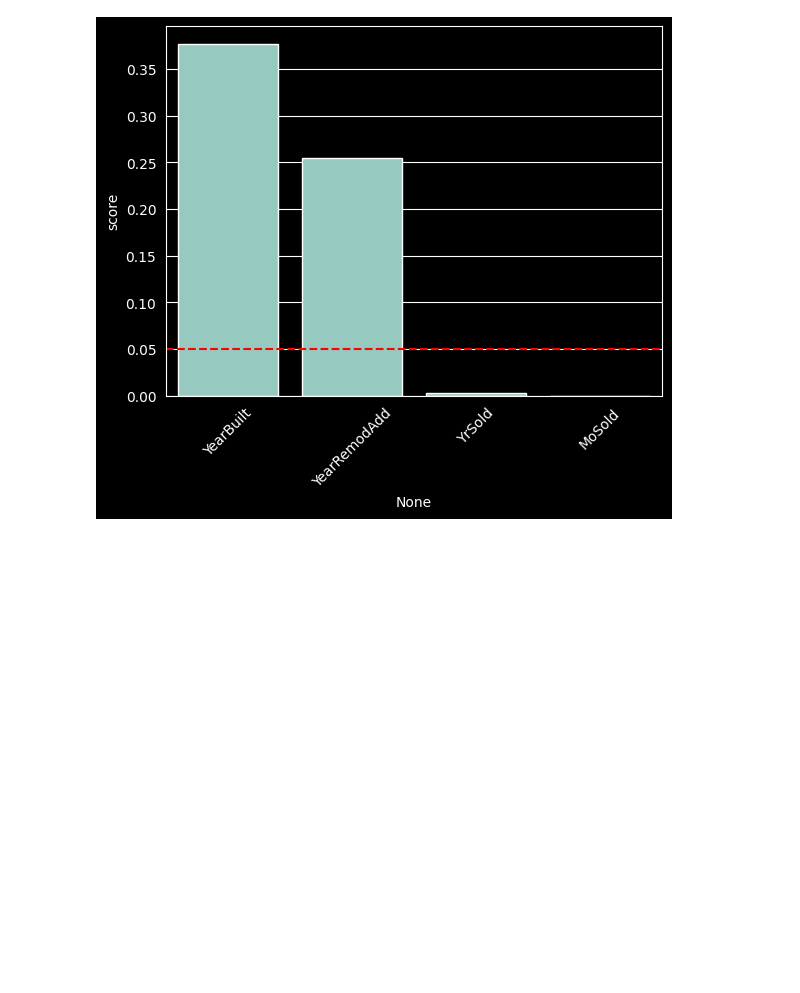
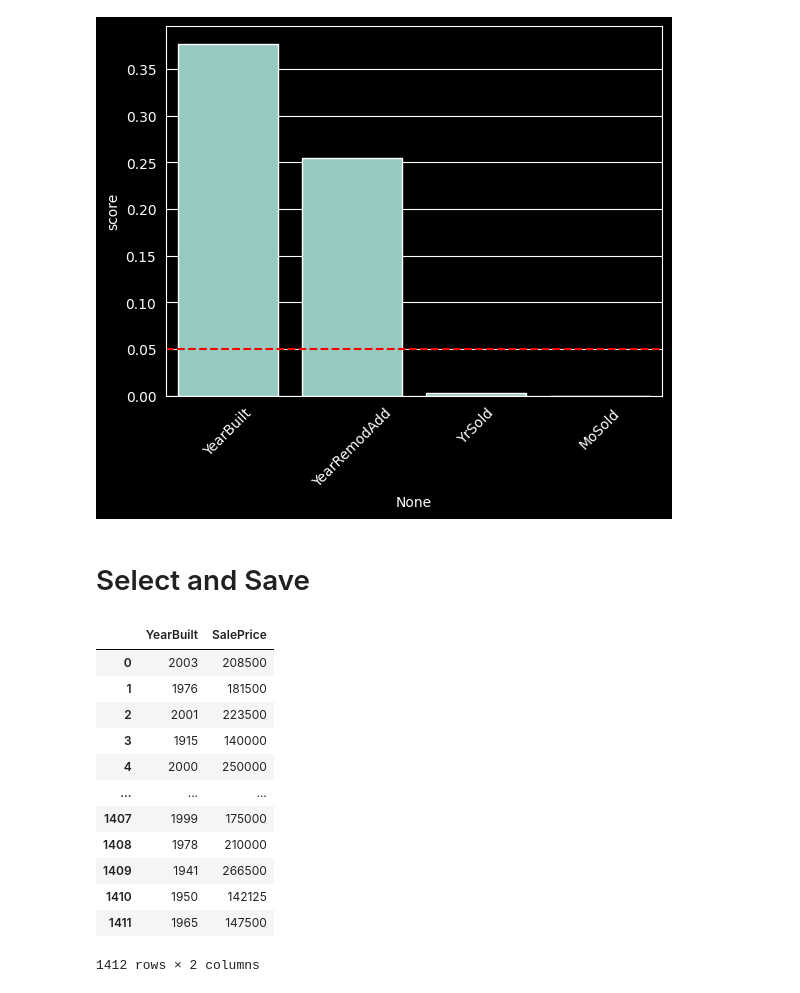
Before and after one commit to xXKeNdAmAmAsTeRXx/House_Prices_project, a Jupyter notebook: 3.4_EDA_Dates.ipynb, the cells around one changed output. Cells and saved outputs as stored; diff of their text form; code cells hidden in the pictures; blank space fills up the shorter version.

Commit message:
save time data

```diff
--- a/3.4_EDA_Dates.ipynb
+++ b/3.4_EDA_Dates.ipynb
@@ -47,3 +47,25 @@ plt.axhline(y=0.05, color='r', linestyle='--')
 plt.show()
 # %% [output]
 [figure]
+# %% [markdown]
+# Select and Save
+# %%
+final_x = data[['YearBuilt', 'SalePrice']]
+
+final_x.to_csv('Data/time_train_selected.csv')
+
+final_x
+# %% [output]
+|  | YearBuilt | SalePrice |
+| 0 | 2003 | 208500 |
+| 1 | 1976 | 181500 |
+| 2 | 2001 | 223500 |
+| 3 | 1915 | 140000 |
+| 4 | 2000 | 250000 |
+| ... | ... | ... |
+| 1407 | 1999 | 175000 |
+| 1408 | 1978 | 210000 |
+| 1409 | 1941 | 266500 |
+| 1410 | 1950 | 142125 |
+| 1411 | 1965 | 147500 |
+1412 rows × 2 columns
```
